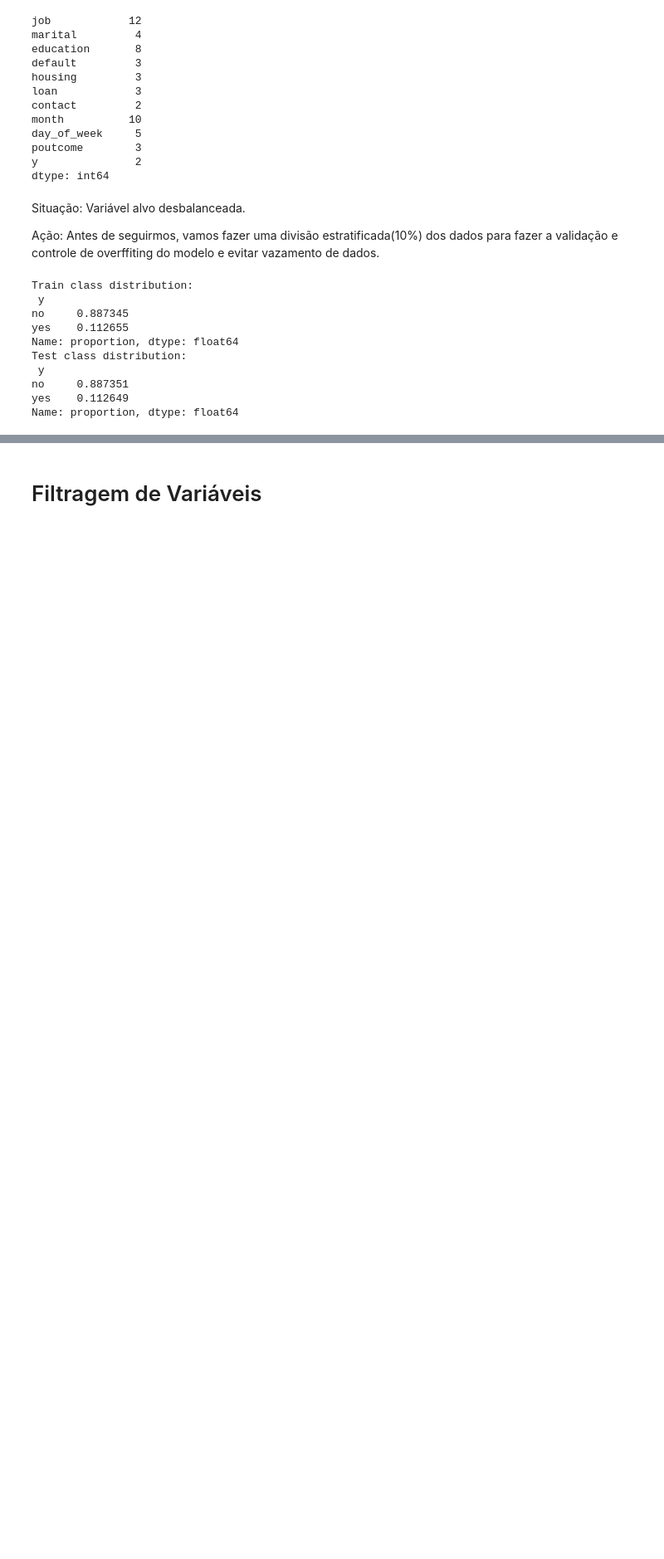
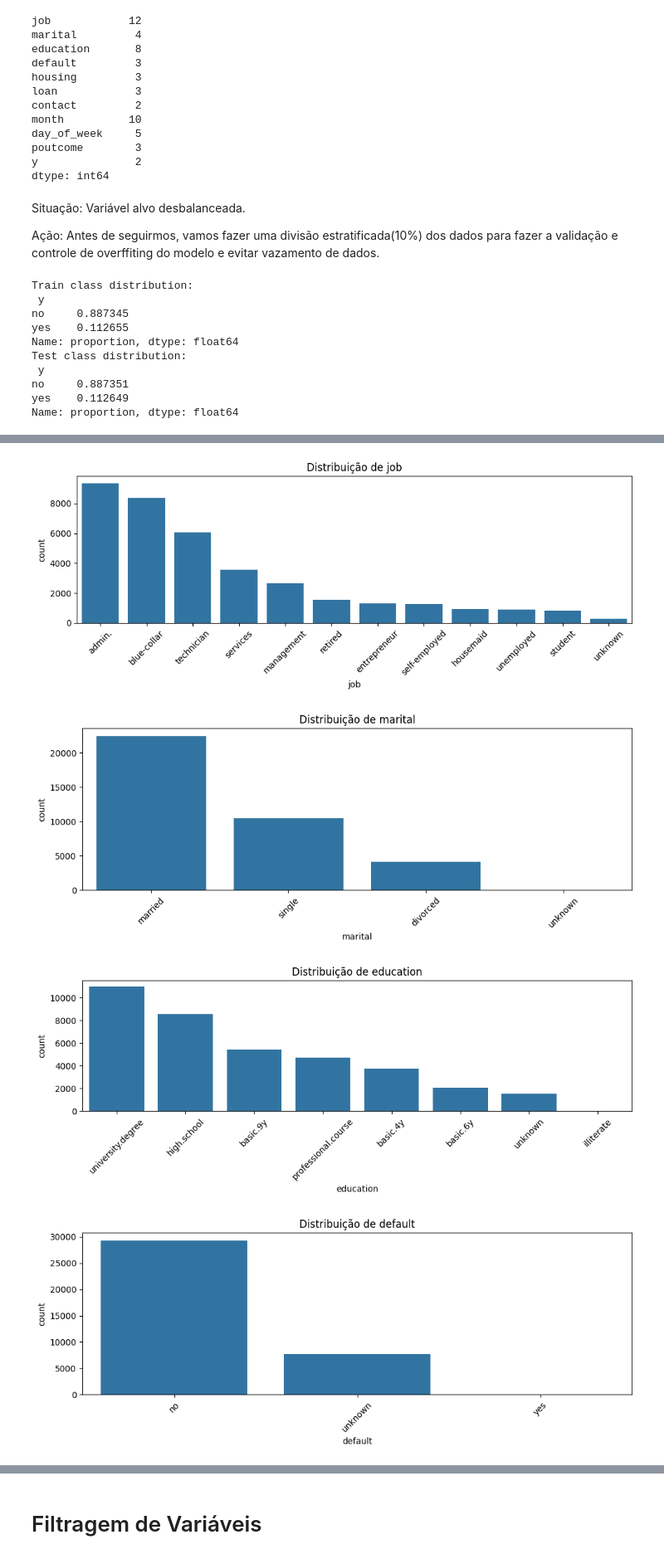
Before and after one commit to erickfog/MercadoLivre_Case, a Jupyter notebook: notebooks/case_1.ipynb, the cells around one changed output, grey strips where cells are left out. Shown at 83% size. Saved outputs shown, nothing was run; the diff lists cells and outputs as text; code cells hidden in the pictures; blank space fills up the shorter version.

```diff
--- a/notebooks/case_1.ipynb
+++ b/notebooks/case_1.ipynb
@@ -264,0 +331,14 @@ Name: proportion, dtype: float64
+# %%
+#análise univariada variáveis categóricas
+for col in categorical_attributes.columns:
+    plt.figure(figsize=(10, 4))
+    sns.countplot(data=train_df, x=col, order=train_df[col].value_counts().index)
+    plt.title(f'Distribuição de {col}')
+    plt.xticks(rotation=45)
+    plt.tight_layout()
+    plt.show()
+# %% [output]
+[figure, added]
+[figure, added]
+[figure, added]
+[figure, added]
```
Also changed, not shown: parts of 54 cells of this notebook.
